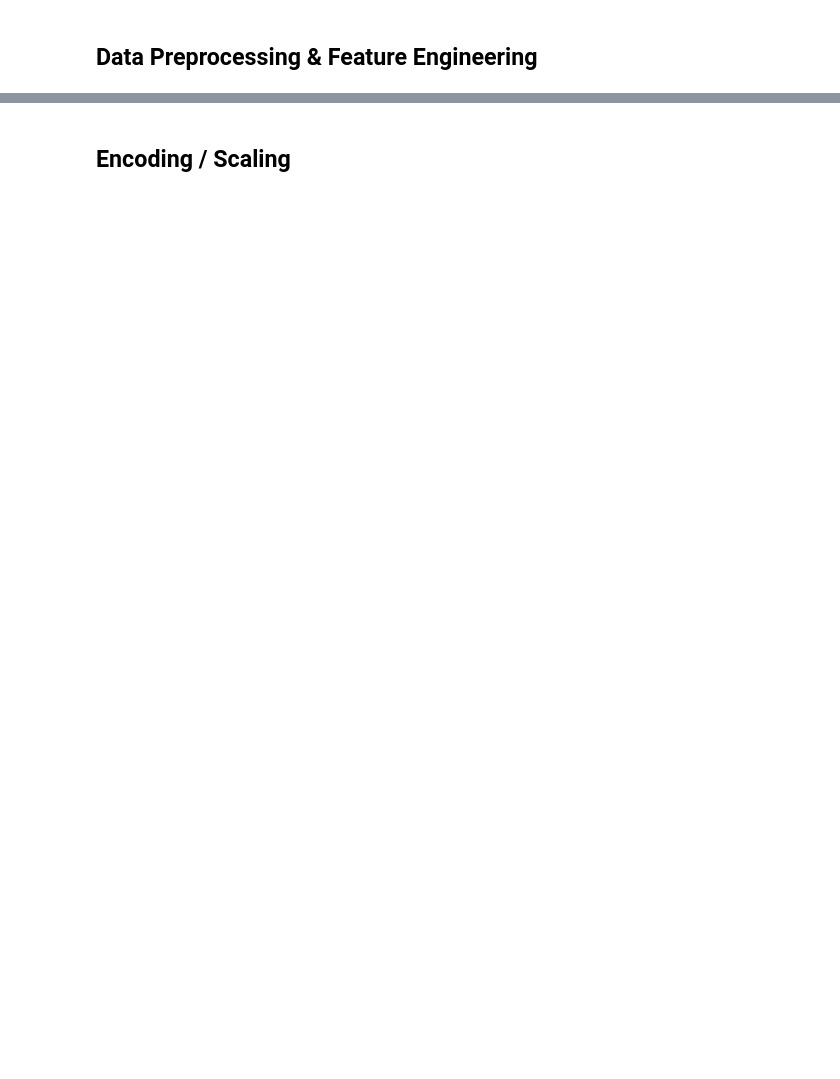
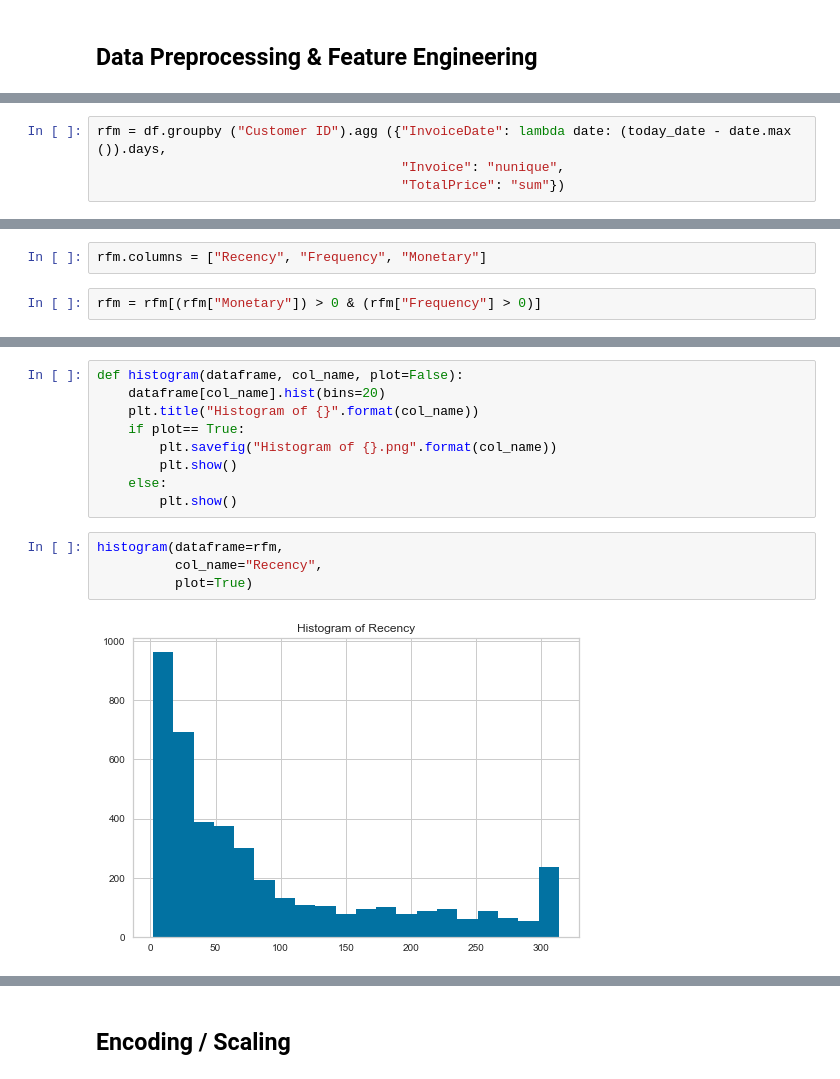
Before and after one commit to edaaydinea/Miuul-Machine-Learning-Summer-Bootcamp, a Jupyter notebook: Module 6/Capstone Project 6 - Customer Segmentation with K-Means/Customer Segmentation with K-Means.ipynb, the cells around one changed output, grey strips where cells are left out. Drawn from its saved outputs; the diff is of its cells as text; blank space fills up the shorter version.

```diff
--- a/Module 6/Capstone Project 6 - Customer Segmentation with K-Means/Customer Segmentation with K-Means.ipynb
+++ b/Module 6/Capstone Project 6 - Customer Segmentation with K-Means/Customer Segmentation with K-Means.ipynb
@@ -99,0 +388,4 @@ df = df_.copy()
+# %%
+rfm = df.groupby ("Customer ID").agg ({"InvoiceDate": lambda date: (today_date - date.max ()).days,
+                                       "Invoice": "nunique",
+                                       "TotalPrice": "sum"})
@@ -99,0 +402,4 @@ df = df_.copy()
+# %%
+rfm.columns = ["Recency", "Frequency", "Monetary"]
+# %%
+rfm = rfm[(rfm["Monetary"]) > 0 & (rfm["Frequency"] > 0)]
@@ -99,0 +456,15 @@ df = df_.copy()
+# %%
+def histogram(dataframe, col_name, plot=False):
+    dataframe[col_name].hist(bins=20)
+    plt.title("Histogram of {}".format(col_name))
+    if plot== True:
+        plt.savefig("Histogram of {}.png".format(col_name))
+        plt.show()
+    else:
+        plt.show()
+# %%
+histogram(dataframe=rfm,
+          col_name="Recency",
+          plot=True)
+# %% [output]
+[figure, added]
```
Also changed, not shown: parts of 49 cells of this notebook.
